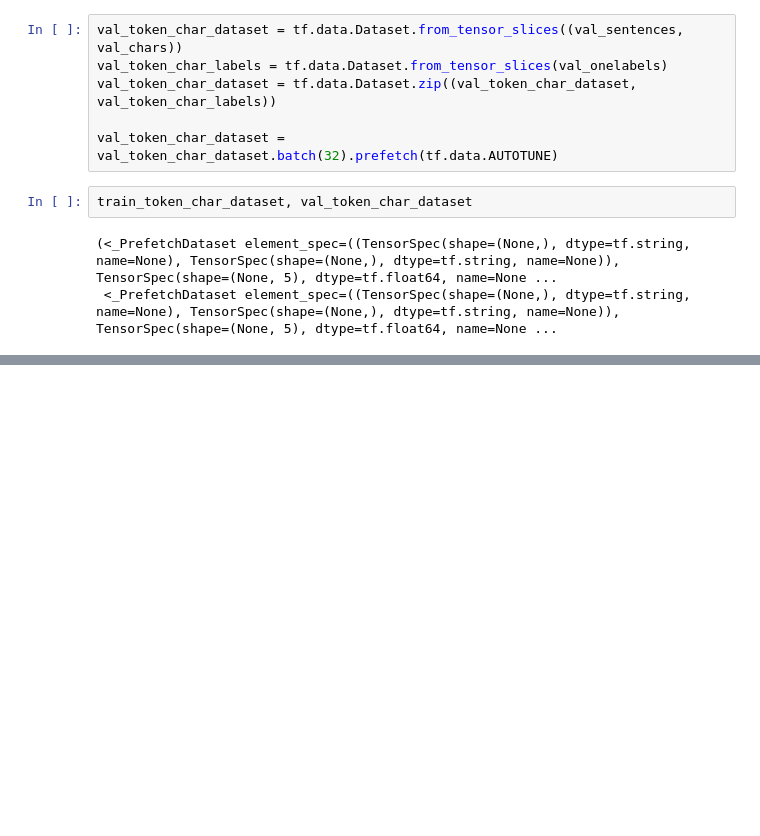
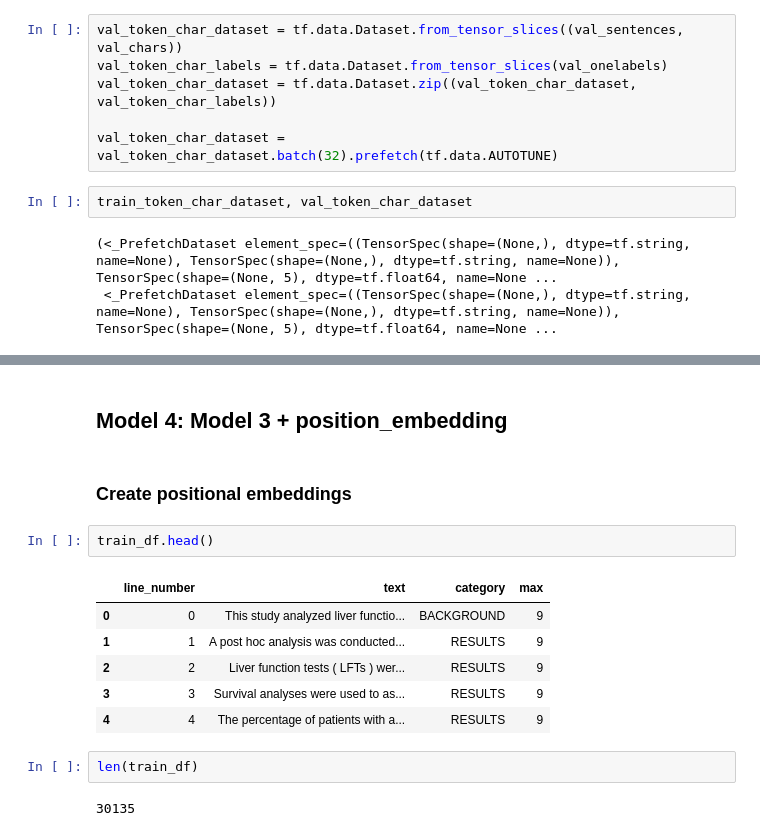
Before and after one commit to voshna123/tensorflow_practice, a Jupyter notebook: med_sum.ipynb, the cells around one changed output, grey strips where cells are left out. Saved outputs shown, nothing was run; the diff lists cells and outputs as text; blank space fills up the shorter version.

```diff
--- a/med_sum.ipynb
+++ b/med_sum.ipynb
@@ -454,0 +447,17 @@ KeyboardInterrupt:
+# %% [markdown]
+## Model 4: Model 3 + position_embedding
+# %% [markdown]
+### Create positional embeddings
+# %%
+train_df.head()
+# %% [output]
+|  | line_number | text | category | max |
+| 0 | 0 | This study analyzed liver functio... | BACKGROUND | 9 |
+| 1 | 1 | A post hoc analysis was conducted... | RESULTS | 9 |
+| 2 | 2 | Liver function tests ( LFTs ) wer... | RESULTS | 9 |
+| 3 | 3 | Survival analyses were used to as... | RESULTS | 9 |
+| 4 | 4 | The percentage of patients with a... | RESULTS | 9 |
+# %%
+len(train_df)
+# %% [output]
+30135
```
Also changed, not shown: parts of 26 cells of this notebook.
